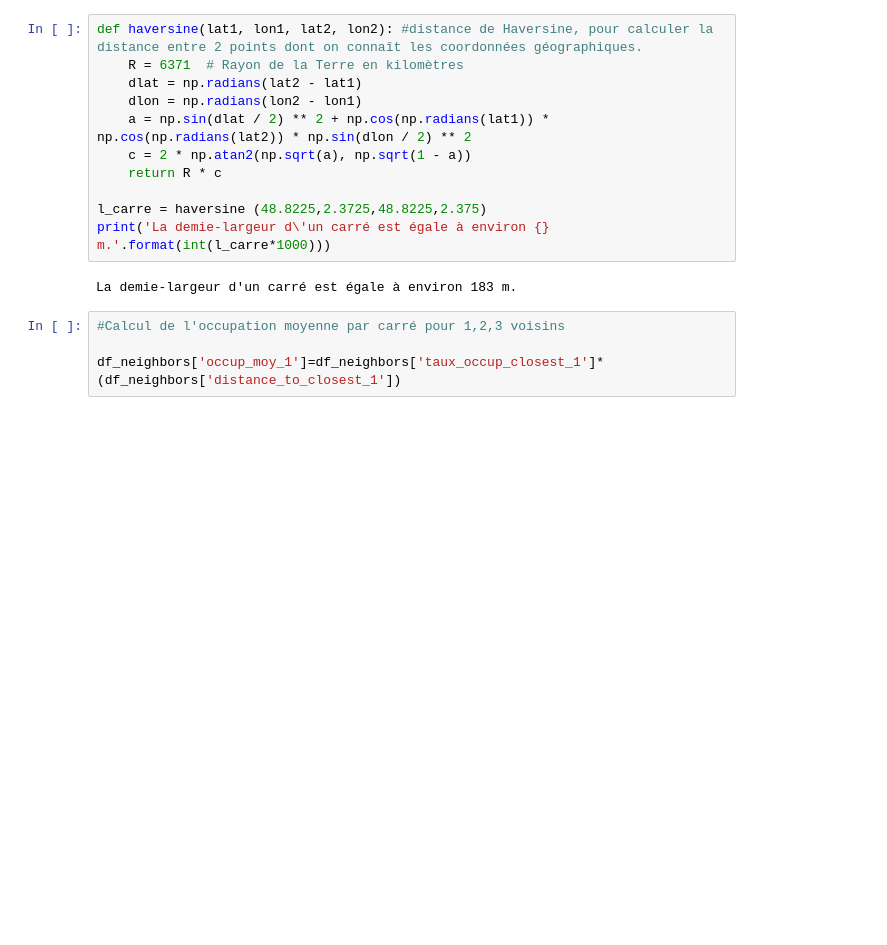
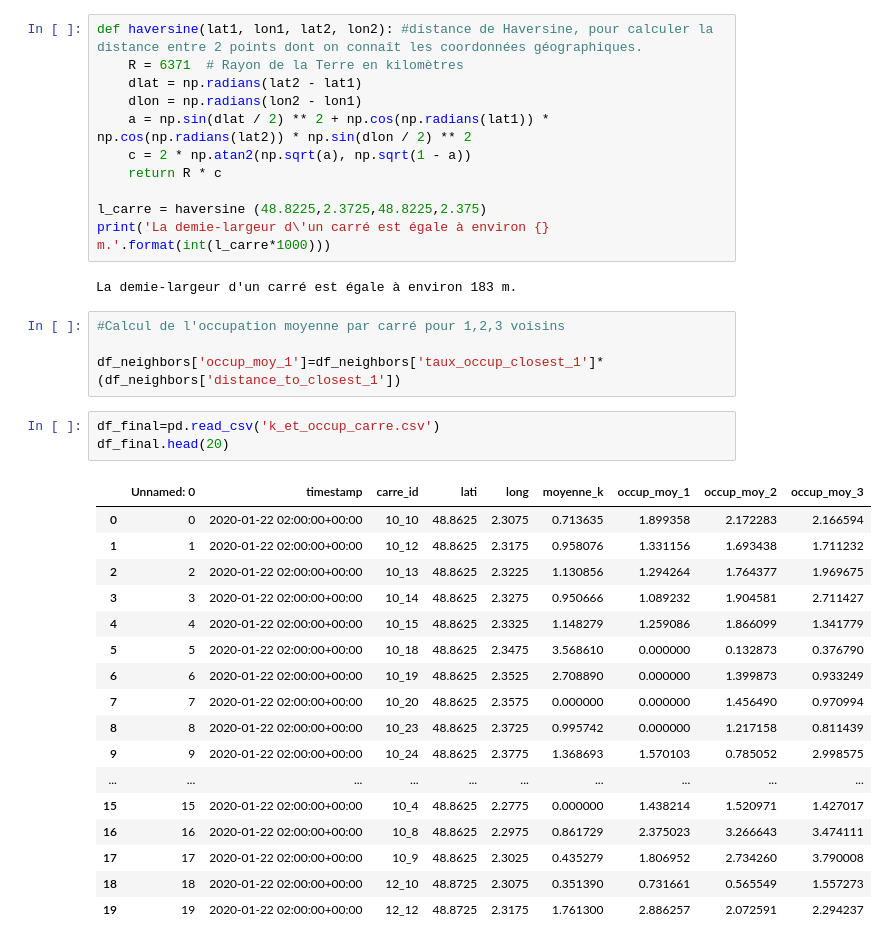
Before and after one commit to dantruski/Projet-Python-DS-Belib, a Jupyter notebook: main.ipynb, the cells around one changed output. Saved outputs shown, nothing was run; the diff lists cells and outputs as text; blank space fills up the shorter version.

```diff
--- a/main.ipynb
+++ b/main.ipynb
@@ -456,3 +410,24 @@ La demie-largeur d'un carré est égale à environ 183 m.
 #Calcul de l'occupation moyenne par carré pour 1,2,3 voisins
 
 df_neighbors['occup_moy_1']=df_neighbors['taux_occup_closest_1']*(df_neighbors['distance_to_closest_1'])
+# %%
+df_final=pd.read_csv('k_et_occup_carre.csv')
+df_final.head(20)
+# %% [output]
+|  | Unnamed: 0 | timestamp | carre_id | lati | long | moyenne_k | occup_moy_1 | occup_moy_2 | occup_moy_3 |
+| 0 | 0 | 2020-01-22 02:00:00+00:00 | 10_10 | 48.8625 | 2.3075 | 0.713635 | 1.899358 | 2.172283 | 2.166594 |
+| 1 | 1 | 2020-01-22 02:00:00+00:00 | 10_12 | 48.8625 | 2.3175 | 0.958076 | 1.331156 | 1.693438 | 1.711232 |
+| 2 | 2 | 2020-01-22 02:00:00+00:00 | 10_13 | 48.8625 | 2.3225 | 1.130856 | 1.294264 | 1.764377 | 1.969675 |
+| 3 | 3 | 2020-01-22 02:00:00+00:00 | 10_14 | 48.8625 | 2.3275 | 0.950666 | 1.089232 | 1.904581 | 2.711427 |
+| 4 | 4 | 2020-01-22 02:00:00+00:00 | 10_15 | 48.8625 | 2.3325 | 1.148279 | 1.259086 | 1.866099 | 1.341779 |
+| 5 | 5 | 2020-01-22 02:00:00+00:00 | 10_18 | 48.8625 | 2.3475 | 3.568610 | 0.000000 | 0.132873 | 0.376790 |
+| 6 | 6 | 2020-01-22 02:00:00+00:00 | 10_19 | 48.8625 | 2.3525 | 2.708890 | 0.000000 | 1.399873 | 0.933249 |
+| 7 | 7 | 2020-01-22 02:00:00+00:00 | 10_20 | 48.8625 | 2.3575 | 0.000000 | 0.000000 | 1.456490 | 0.970994 |
+| 8 | 8 | 2020-01-22 02:00:00+00:00 | 10_23 | 48.8625 | 2.3725 | 0.995742 | 0.000000 | 1.217158 | 0.811439 |
+| 9 | 9 | 2020-01-22 02:00:00+00:00 | 10_24 | 48.8625 | 2.3775 | 1.368693 | 1.570103 | 0.785052 | 2.998575 |
+| ... | ... | ... | ... | ... | ... | ... | ... | ... | ... |
+| 15 | 15 | 2020-01-22 02:00:00+00:00 | 10_4 | 48.8625 | 2.2775 | 0.000000 | 1.438214 | 1.520971 | 1.427017 |
+| 16 | 16 | 2020-01-22 02:00:00+00:00 | 10_8 | 48.8625 | 2.2975 | 0.861729 | 2.375023 | 3.266643 | 3.474111 |
+| 17 | 17 | 2020-01-22 02:00:00+00:00 | 10_9 | 48.8625 | 2.3025 | 0.435279 | 1.806952 | 2.734260 | 3.790008 |
+| 18 | 18 | 2020-01-22 02:00:00+00:00 | 12_10 | 48.8725 | 2.3075 | 0.351390 | 0.731661 | 0.565549 | 1.557273 |
+| 19 | 19 | 2020-01-22 02:00:00+00:00 | 12_12 | 48.8725 | 2.3175 | 1.761300 | 2.886257 | 2.072591 | 2.294237 |
```
Also changed, not shown: parts of 3 cells of this notebook.
